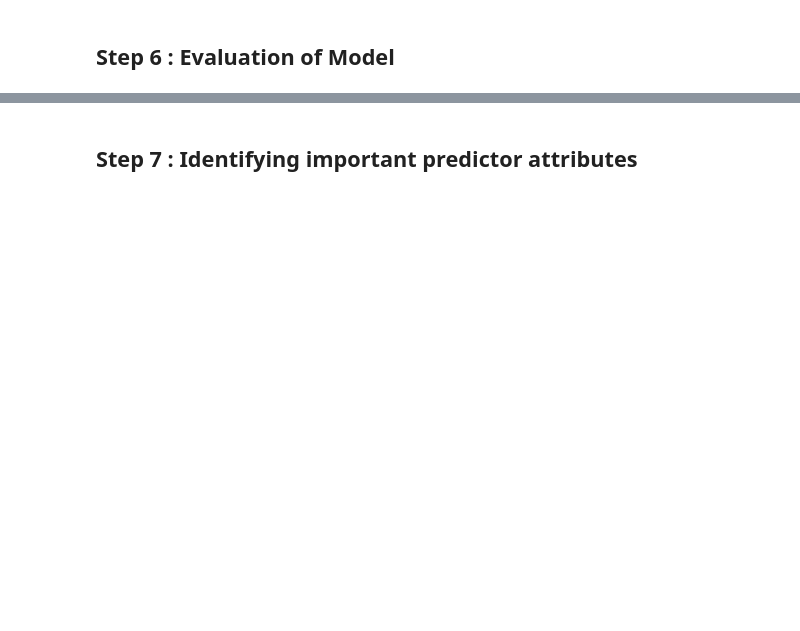
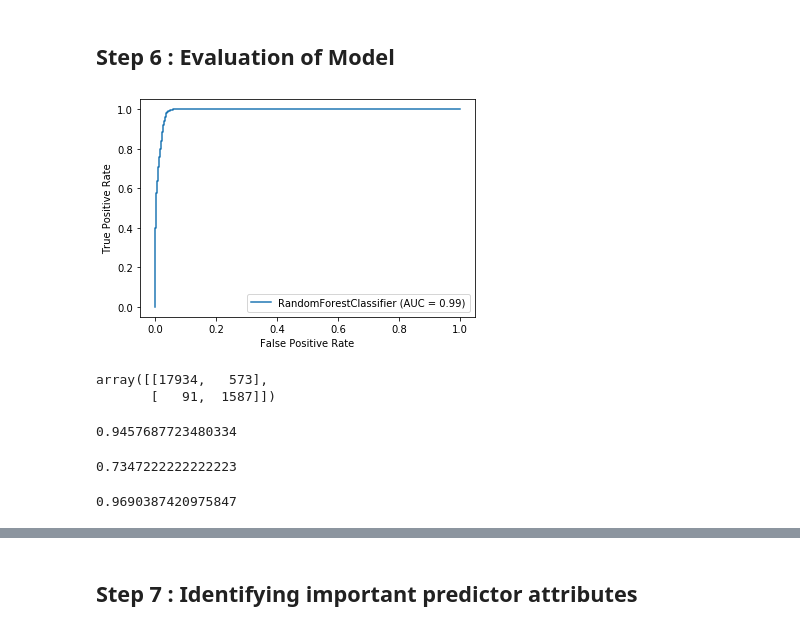
Before and after one commit to anjana-v-nair/Telecom_Churn, a Jupyter notebook: Telecom_Churn_Assignment_v2.ipynb, the cells around one changed output, grey strips where cells are left out. Drawn from its saved outputs; the diff is of its cells as text; code cells hidden in the pictures; blank space fills up the shorter version.

```diff
--- a/Telecom_Churn_Assignment_v2.ipynb
+++ b/Telecom_Churn_Assignment_v2.ipynb
@@ -1058,0 +1166,7 @@ df_train[df_numeric.columns].describe().loc[['min', 'max', 'mean', '50%']]
+# %%
+grid_search = GridSearchCV(estimator=rf,
+                           param_grid=params,
+                           cv = 4,
+                           n_jobs=-1, verbose=1, scoring="f1")
+# %%
+grid_search.fit(X_train_pca, y_train)
@@ -1058,0 +1200,3 @@ df_train[df_numeric.columns].describe().loc[['min', 'max', 'mean', '50%']]
+# %%
+rf_best = grid_search.best_estimator_
+rf_best
@@ -1059,2 +1257,4 @@ df_train[df_numeric.columns].describe().loc[['min', 'max', 'mean', '50%']]
 # %% [markdown]
 ## Step 5 : Prediction
+# %%
+rf_best.fit(X_train_pca, y_train)
@@ -1061,2 +1273,13 @@ df_train[df_numeric.columns].describe().loc[['min', 'max', 'mean', '50%']]
 # %% [markdown]
 ## Step 6 : Evaluation of Model
+# %%
+plot_roc_curve(rf_best, X_train_pca, y_train)
+plt.show()
+# %% [output]
+[figure, added]
+# %%
+confusion2 = metrics.confusion_matrix(y_train, y_train_pred )
+confusion2
+# %% [output]
+array([[17934,   573],
+       [   91,  1587]])
@@ -1062,0 +1291,14 @@ df_train[df_numeric.columns].describe().loc[['min', 'max', 'mean', '50%']]
+# %%
+# sensitivity
+TP / float(TP+FN)
+# %% [output]
+0.9457687723480334
+# %%
+TP/(TP+FP)
+# %% [output]
+0.7347222222222223
+# %%
+# specificity
+TN / float(TN+FP)
+# %% [output]
+0.9690387420975847
```
Also changed, not shown: parts of 54 cells of this notebook.
